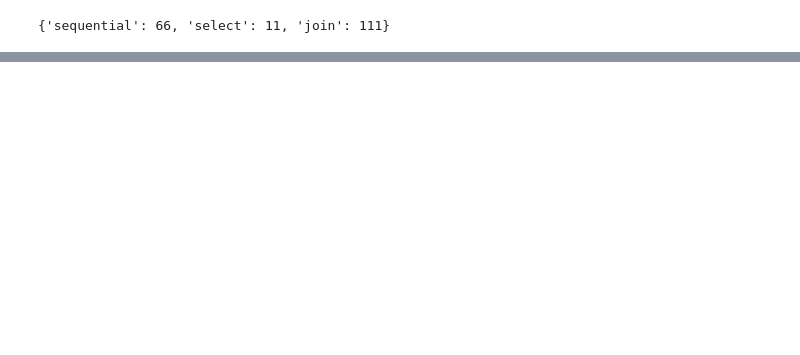
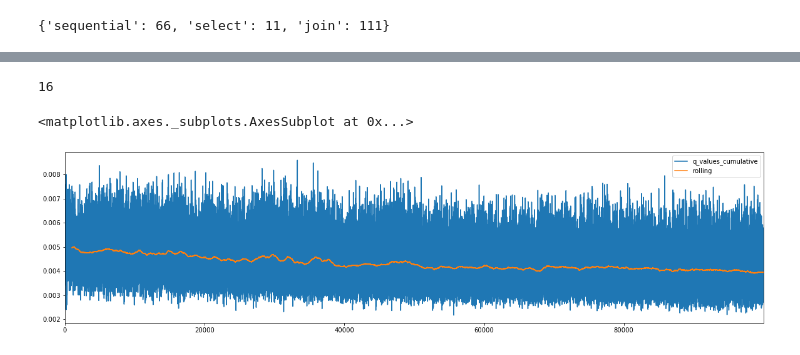
Before and after one commit to cardwizard/DatabaseDeepQL, a Jupyter notebook: QLearning.ipynb, the cells around one changed output, grey strips where cells are left out. Cells and saved outputs as stored; diff of their text form; code cells hidden in the pictures; blank space fills up the shorter version.

```diff
--- a/QLearning.ipynb
+++ b/QLearning.ipynb
@@ -379,3 +467,16 @@ df["reward"] = (df["reward"]-df["reward"].mean())/df["reward"].std()
+# %%
+df.reward.max()
+# %% [output]
+16
 # %%
 df["rolling_mean"] = df["r"].rolling(200).mean()
+# %%
+df_q_value = pd.DataFrame(q_values_cumulative)
+df_q_value.head()
+df_q_value["rolling"] = df_q_value.rolling(1000).mean()
+# %%
+df_q_value.plot(figsize=(20,5))
+# %% [output]
+<matplotlib.axes._subplots.AxesSubplot at 0x...>
+[figure, added]
 # %%
```
Also changed, not shown: parts of 38 cells of this notebook.
